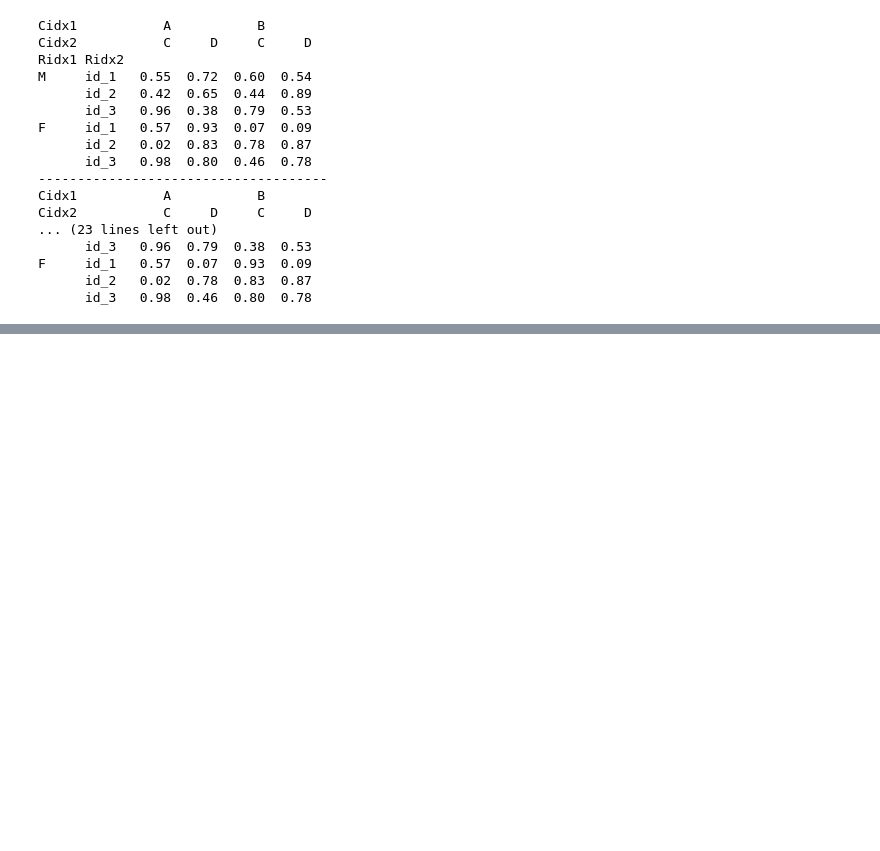
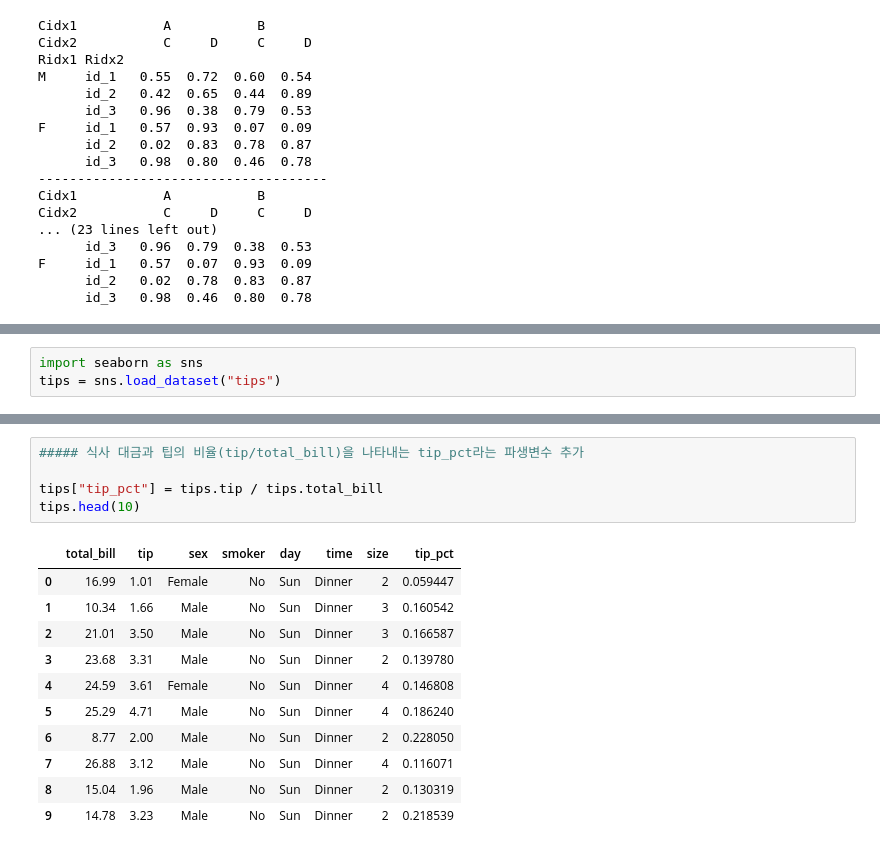
Before and after one commit to dbstj032207/Python, a Jupyter notebook: Analysis/2-pandas.ipynb, the cells around one changed output, grey strips where cells are left out. Cells and saved outputs as stored; diff of their text form; blank space fills up the shorter version.

```diff
--- a/Analysis/2-pandas.ipynb
+++ b/Analysis/2-pandas.ipynb
@@ -1385,0 +2003,3 @@ df_score1
+# %%
+import seaborn as sns
+tips = sns.load_dataset("tips")
@@ -1385,0 +2029,17 @@ df_score1
+# %%
+##### 식사 대금과 팁의 비율(tip/total_bill)을 나타내는 tip_pct라는 파생변수 추가
+
+tips["tip_pct"] = tips.tip / tips.total_bill
+tips.head(10)
+# %% [output]
+|  | total_bill | tip | sex | smoker | day | time | size | tip_pct |
+| 0 | 16.99 | 1.01 | Female | No | Sun | Dinner | 2 | 0.059447 |
+| 1 | 10.34 | 1.66 | Male | No | Sun | Dinner | 3 | 0.160542 |
+| 2 | 21.01 | 3.50 | Male | No | Sun | Dinner | 3 | 0.166587 |
+| 3 | 23.68 | 3.31 | Male | No | Sun | Dinner | 2 | 0.139780 |
+| 4 | 24.59 | 3.61 | Female | No | Sun | Dinner | 4 | 0.146808 |
+| 5 | 25.29 | 4.71 | Male | No | Sun | Dinner | 4 | 0.186240 |
+| 6 | 8.77 | 2.00 | Male | No | Sun | Dinner | 2 | 0.228050 |
+| 7 | 26.88 | 3.12 | Male | No | Sun | Dinner | 4 | 0.116071 |
+| 8 | 15.04 | 1.96 | Male | No | Sun | Dinner | 2 | 0.130319 |
+| 9 | 14.78 | 3.23 | Male | No | Sun | Dinner | 2 | 0.218539 |
```
Also changed, not shown: parts of 41 cells of this notebook, 2 other files.
